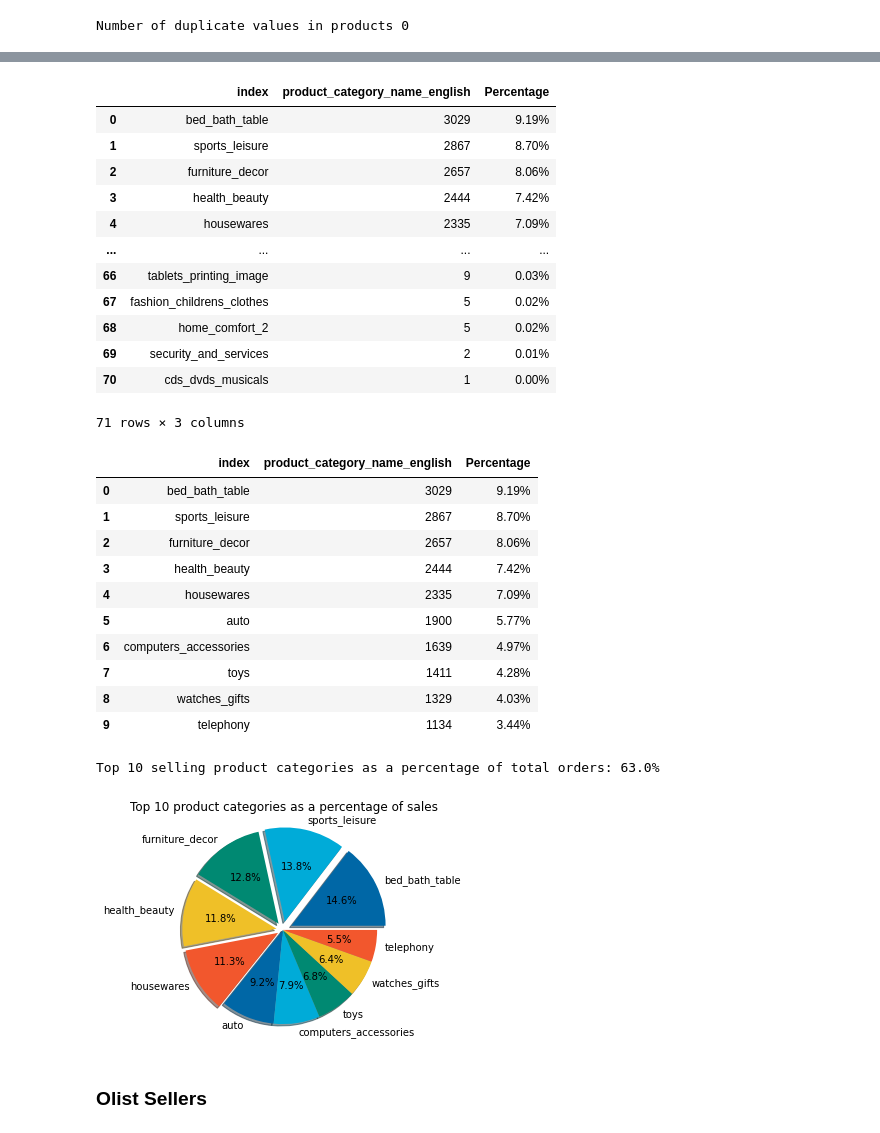
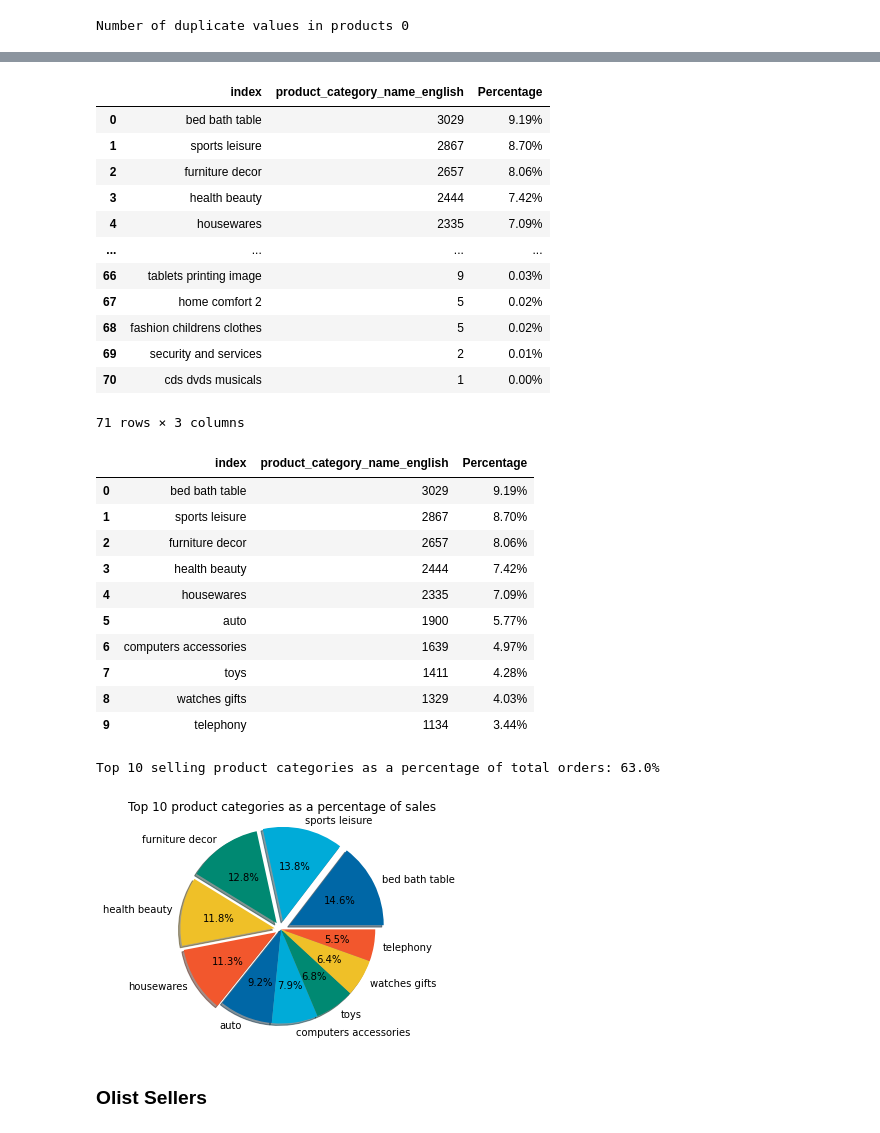
Before and after one commit to hilarylimyuxuan/Customer-Segmentation-Model, a Jupyter notebook: Olist Customer Segmentation Model.ipynb, the cells around one changed output, grey strips where cells are left out. Drawn from its saved outputs; the diff is of its cells as text; code cells hidden in the pictures.

```diff
--- a/Olist Customer Segmentation Model.ipynb
+++ b/Olist Customer Segmentation Model.ipynb
@@ -207,6 +207,9 @@ products.describe()
 print("Number of duplicate values in products",products.duplicated().sum())
 # %% [output]
 Number of duplicate values in products 0
+# %%
+products = products.drop_duplicates(subset=['product_id'])
+products = products.reset_index(drop=True)
 # %%
 #Import the dataset of “product_category_name_translation”
 product_cate=pd.read_csv("./Olist Dataset/product_category_name_translation.csv")
@@ -228,3 +231,6 @@ product_category_name_english              0              0.00%
+# %%
+product_cate = product_cate.drop_duplicates(subset=['product_category_name'])
+product_cate = product_cate.reset_index(drop=True)
 # %%
 #Merge two tables
 prdt=products.merge(product_cate,on='product_category_name',how='left')
@@ -246,31 +252,31 @@ product_totalDf['Percentage']=pd.Series(product_totalDf.loc[:,'product_category_
 product_totalDf
 # %% [output]
 |  | index | product_category_name_english | Percentage |
-| 0 | bed_bath_table | 3029 | 9.19% |
-| 1 | sports_leisure | 2867 | 8.70% |
-| 2 | furniture_decor | 2657 | 8.06% |
-| 3 | health_beauty | 2444 | 7.42% |
+| 0 | bed bath table | 3029 | 9.19% |
+| 1 | sports leisure | 2867 | 8.70% |
+| 2 | furniture decor | 2657 | 8.06% |
+| 3 | health beauty | 2444 | 7.42% |
 | 4 | housewares | 2335 | 7.09% |
 | ... | ... | ... | ... |
-| 66 | tablets_printing_image | 9 | 0.03% |
-| 67 | fashion_childrens_clothes | 5 | 0.02% |
-| 68 | home_comfort_2 | 5 | 0.02% |
-| 69 | security_and_services | 2 | 0.01% |
-| 70 | cds_dvds_musicals | 1 | 0.00% |
+| 66 | tablets printing image | 9 | 0.03% |
+| 67 | home comfort 2 | 5 | 0.02% |
+| 68 | fashion childrens clothes | 5 | 0.02% |
+| 69 | security and services | 2 | 0.01% |
+| 70 | cds dvds musicals | 1 | 0.00% |
 71 rows × 3 columns
 # %%
 product_totalDf.head(10)
 # %% [output]
 |  | index | product_category_name_english | Percentage |
-| 0 | bed_bath_table | 3029 | 9.19% |
-| 1 | sports_leisure | 2867 | 8.70% |
-| 2 | furniture_decor | 2657 | 8.06% |
-| 3 | health_beauty | 2444 | 7.42% |
+| 0 | bed bath table | 3029 | 9.19% |
+| 1 | sports leisure | 2867 | 8.70% |
+| 2 | furniture decor | 2657 | 8.06% |
+| 3 | health beauty | 2444 | 7.42% |
 | 4 | housewares | 2335 | 7.09% |
 | 5 | auto | 1900 | 5.77% |
-| 6 | computers_accessories | 1639 | 4.97% |
+| 6 | computers accessories | 1639 | 4.97% |
 | 7 | toys | 1411 | 4.28% |
-| 8 | watches_gifts | 1329 | 4.03% |
+| 8 | watches gifts | 1329 | 4.03% |
 | 9 | telephony | 1134 | 3.44% |
 # %%
 #Top 10 selling product categories as a percentage of total orders20745
@@ -283,21 +289,21 @@ Top 10 selling product categories as a percentage of total orders: 63.0%
 # %%
 #This pie chart shows us the top ten selling products as a percentage of the total sales of these ten products
 from matplotlib import pyplot as plt
 plt.figure()
 colors = ['#0067a6','#00abd8','#008972','#efc028','#f2572d']
 plt.pie(product_totalDf['product_category_name_english'].head(10),
        explode=[0.1,0.09,0.08,0.07,0.06,0.0,0.0,0.0,0.0,0.0],
        autopct='%1.1f%%',
        colors = colors,
-       labels = ['bed_bath_table','sports_leisure','furniture_decor','health_beauty','housewares','auto','computers_accessories','toys','watches_gifts','telephony'],      shadow=True,
+       labels = ['bed bath table','sports leisure','furniture decor','health beauty','housewares','auto','computers accessories','toys','watches gifts','telephony'],      shadow=True,
        startangle=0,
        radius=1)
 plt.axis('equal')
 plt.title('Top 10 product categories as a percentage of sales')
 #Display graphics
 plt.show()
 # %% [output]
-[figure, old version]
+[figure, new version]
 # %% [markdown]
 ### Olist Sellers
 # %%
```
Also changed, not shown: parts of 4 cells of this notebook.
